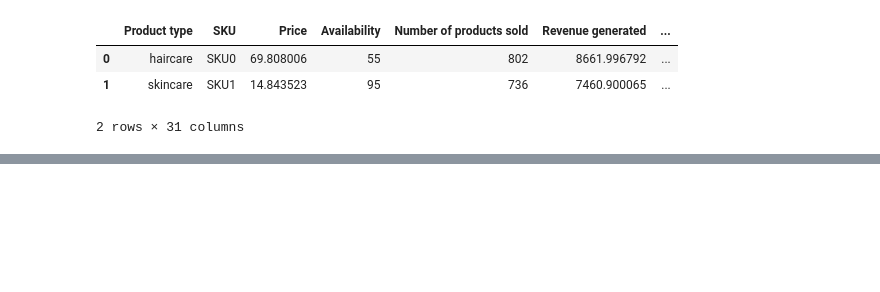
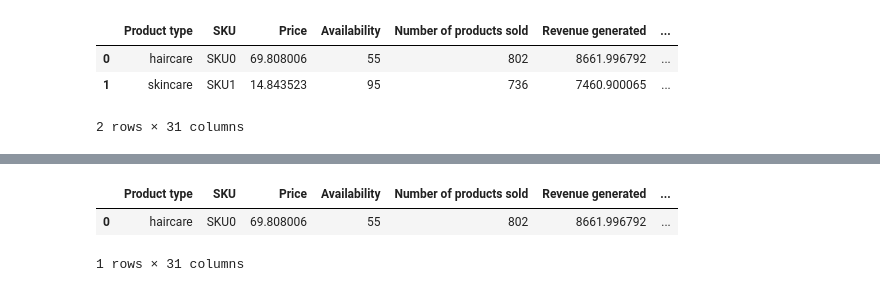
Before and after one commit to MuhammadTalha121/supply_chain_analytics, a Jupyter notebook: supply_chain_analytics/notebooks/supply_chain_analytics.ipynb, the cells around one changed output, grey strips where cells are left out. Drawn from its saved outputs; the diff is of its cells as text; code cells hidden in the pictures; blank space fills up the shorter version.

```diff
--- a/supply_chain_analytics/notebooks/supply_chain_analytics.ipynb
+++ b/supply_chain_analytics/notebooks/supply_chain_analytics.ipynb
@@ -373,3 +373,9 @@ fig = px.bar(
 fig.show()
 # %% [output]
 [interactive output not drawn]
+# %%
+copy_df.head(1)
+# %% [output]
+|  | Product type | SKU | Price | Availability | Number of products sold | Revenue generated | ... |
+| 0 | haircare | SKU0 | 69.808006 | 55 | 802 | 8661.996792 | ... |
+1 rows × 31 columns
```
Also changed, not shown: parts of 2 cells of this notebook.
